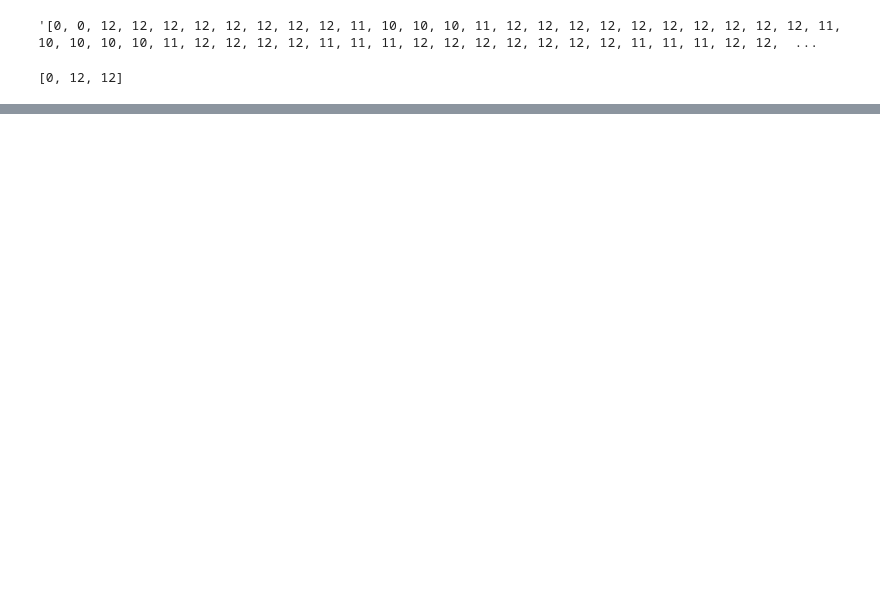
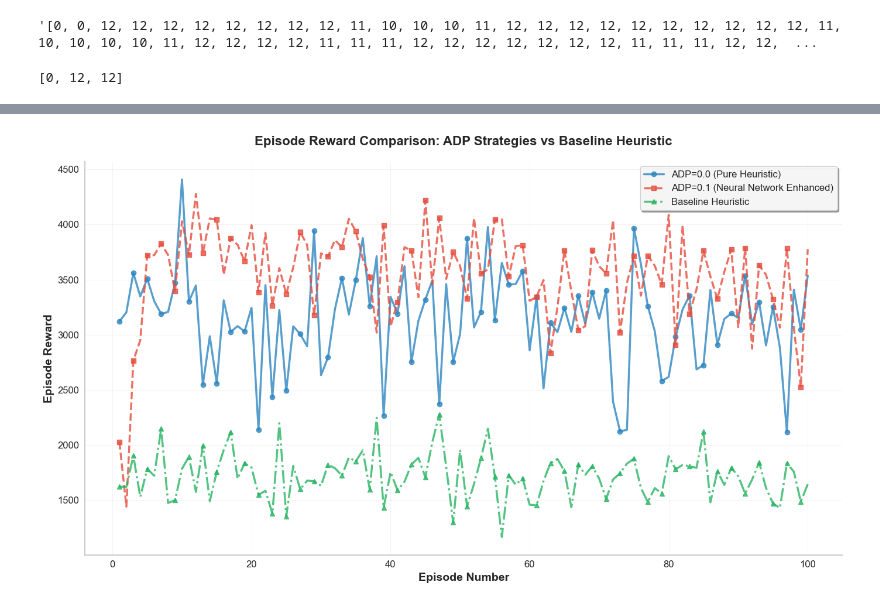
Before and after one commit to miluosi/EV-ADP, a Jupyter notebook: compare.ipynb, the cells around one changed output, grey strips where cells are left out. Saved outputs shown, nothing was run; the diff lists cells and outputs as text; code cells hidden in the pictures; blank space fills up the shorter version.

```diff
--- a/compare.ipynb
+++ b/compare.ipynb
@@ -801,0 +803,84 @@ print("  ✓ Red dashed line (0.2) shows the system's safe battery bottom line")
+# %%
+# 创建美观的episode_reward折线图比较
+plt.figure(figsize=(14, 8))
+
+# 定义美观的颜色和样式
+colors = ['#2E86C1', '#E74C3C', '#28B463']  # 蓝色、红色、绿色
+styles = ['-', '--', '-.']  # 实线、虚线、点划线
+markers = ['o', 's', '^']   # 圆形、方形、三角形
+
+# 绘制三条折线
+episodes_0 = range(1, len(adp_0) + 1)
+episodes_0_1 = range(1, len(adp_0_1) + 1)
+episodes_h = range(1, len(adp_h) + 1)
+
+plt.plot(episodes_0, adp_0['episode_reward'],
+         color=colors[0], linestyle=styles[0], marker=markers[0],
+         markersize=6, linewidth=2.5, alpha=0.8,
+         label='ADP=0.0 (Pure Heuristic)', markevery=2)
+
+plt.plot(episodes_0_1, adp_0_1['episode_reward'],
+         color=colors[1], linestyle=styles[1], marker=markers[1],
+         markersize=6, linewidth=2.5, alpha=0.8,
+         label='ADP=0.1 (Neural Network Enhanced)', markevery=2)
+
+plt.plot(episodes_h, adp_h['episode_reward'],
+         color=colors[2], linestyle=styles[2], marker=markers[2],
+         markersize=6, linewidth=2.5, alpha=0.8,
+         label='Baseline Heuristic', markevery=2)
+
+# 设置图表标题和标签
+plt.title('Episode Reward Comparison: ADP Strategies vs Baseline Heuristic',
+          fontsize=16, fontweight='bold', pad=20)
+plt.xlabel('Episode Number', fontsize=14, fontweight='bold')
+plt.ylabel('Episode Reward', fontsize=14, fontweight='bold')
+
+# 美化图例
+plt.legend(fontsize=12, frameon=True, fancybox=True, shadow=True,
+           framealpha=0.9, loc='best')
+
+# 添加网格
+plt.grid(True, alpha=0.3, linestyle='-', linewidth=0.5)
+
+# 设置坐标轴
+plt.gca().spines['top'].set_visible(False)
+plt.gca().spines['right'].set_visible(False)
+plt.gca().spines['left'].set_linewidth(1.5)
+plt.gca().spines['bottom'].set_linewidth(1.5)
+
+# 调整布局
+plt.tight_layout()
+plt.show()
+
+# 统计分析
+print("="*80)
+print("EPISODE REWARD STATISTICAL COMPARISON")
+print("="*80)
+
+strategies = {
+    'ADP=0.0 (Pure Heuristic)': adp_0['episode_reward'],
+    'ADP=0.1 (Neural Enhanced)': adp_0_1['episode_reward'],
+    'Baseline Heuristic': adp_h['episode_reward']
+}
+
+for strategy_name, rewards in strategies.items():
+    print(f"\n📊 {strategy_name}:")
+    print(f"   Mean Reward:     {rewards.mean():.2f}")
+    print(f"   Std Deviation:   {rewards.std():.2f}")
+    print(f"   Max Reward:      {rewards.max():.2f}")
+    print(f"   Min Reward:      {rewards.min():.2f}")
+    print(f"   Final Episode:   {rewards.iloc[-1]:.2f}")
+
+# 性能改进分析
+mean_baseline = adp_h['episode_reward'].mean()
+mean_adp_0 = adp_0['episode_reward'].mean()
+mean_adp_0_1 = adp_0_1['episode_reward'].mean()
+
+improvement_adp_0 = ((mean_adp_0 - mean_baseline) / mean_baseline) * 100
+improvement_adp_0_1 = ((mean_adp_0_1 - mean_baseline) / mean_baseline) * 100
+
+print(f"\n📈 PERFORMANCE IMPROVEMENT:")
+print(f"   ADP=0.0 vs Baseline:  {improvement_adp_0:+.1f}%")
+print(f"   ADP=0.1 vs Baseline:  {improvement_adp_0_1:+.1f}%")
+# %% [output]
+[figure, added]
```
Also changed, not shown: parts of 13 cells of this notebook, 3 other files.
